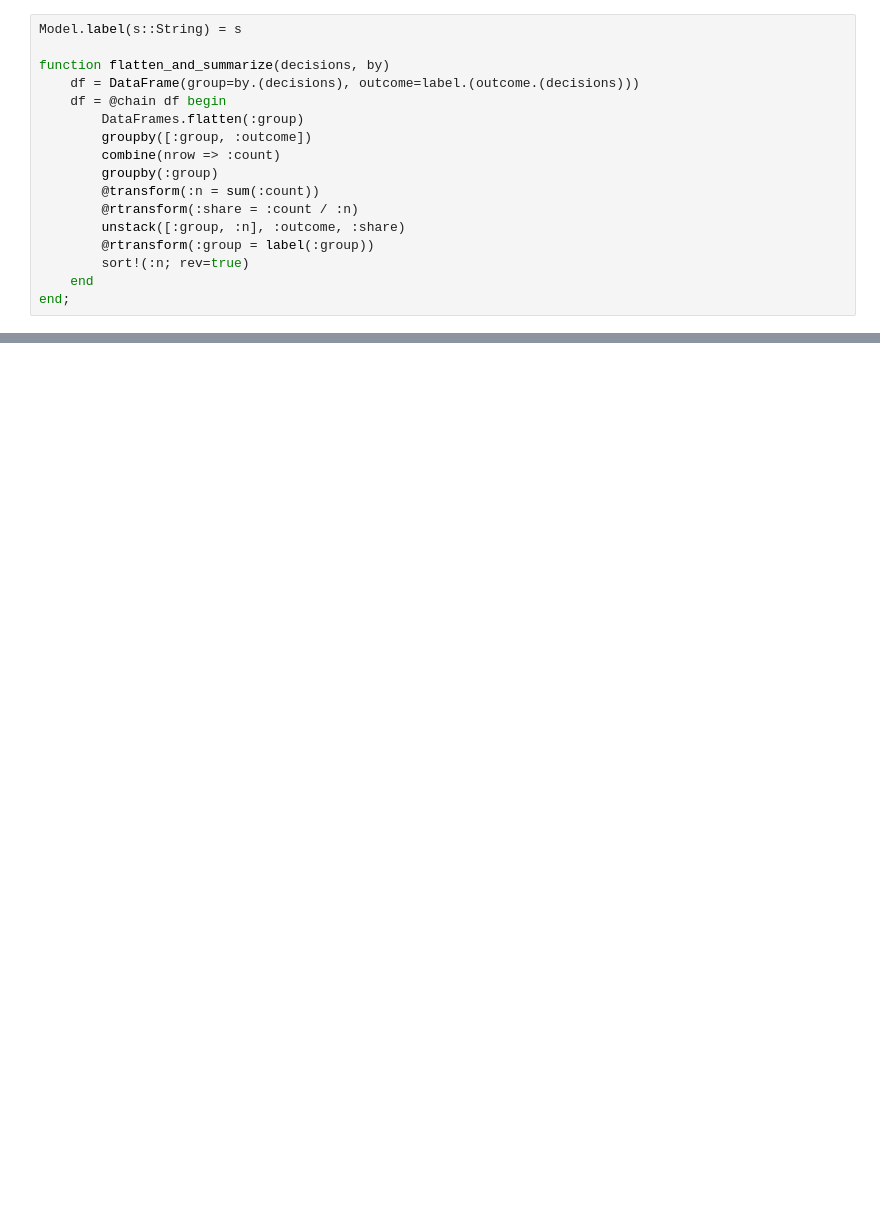
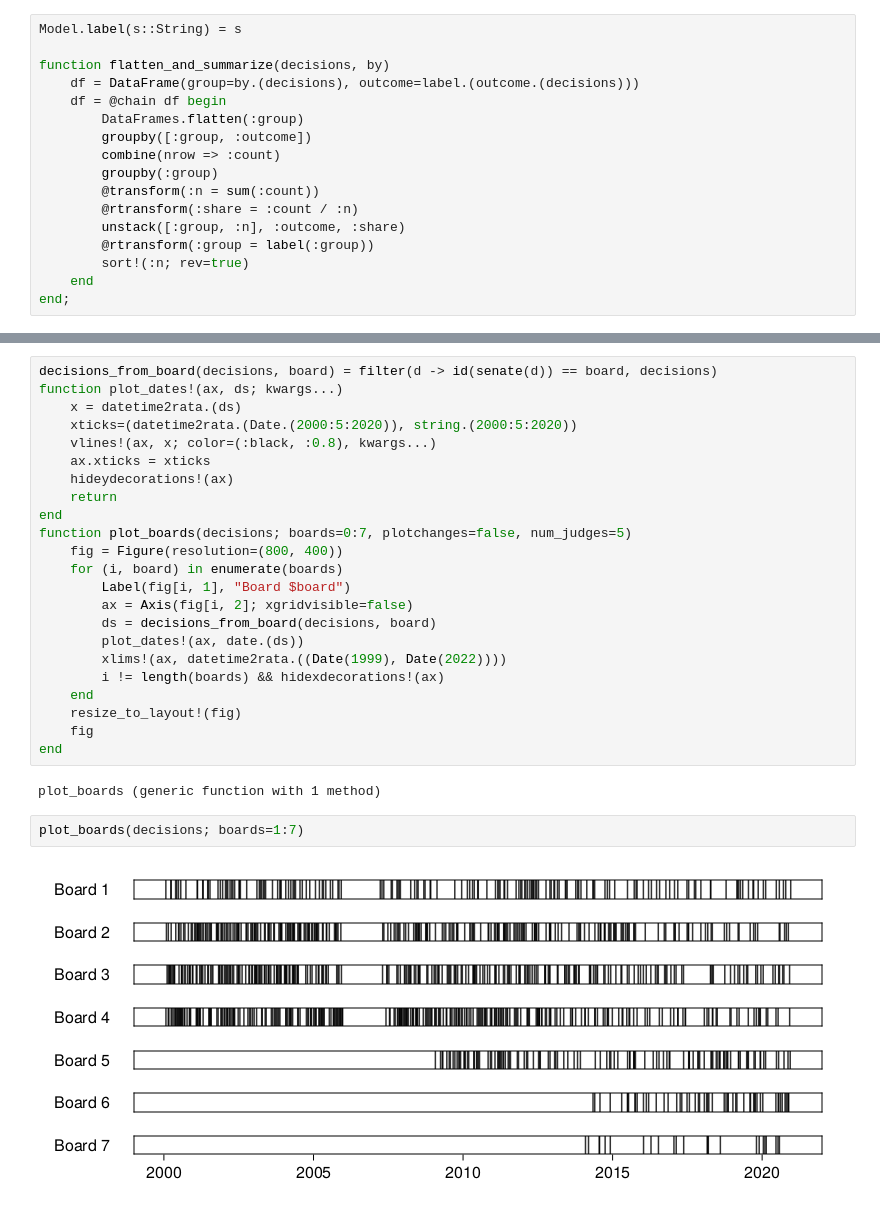
Before and after one commit to jfb-h/unified-judicial-decisions-analysis, a Jupyter notebook: scripts/final-results/descriptive-results.ipynb, the cells around one changed output, grey strips where cells are left out. Cells and saved outputs as stored; diff of their text form; blank space fills up the shorter version.

```diff
--- a/scripts/final-results/descriptive-results.ipynb
+++ b/scripts/final-results/descriptive-results.ipynb
@@ -25,0 +133,29 @@ end;
+# %%
+decisions_from_board(decisions, board) = filter(d -> id(senate(d)) == board, decisions)
+function plot_dates!(ax, ds; kwargs...)
+    x = datetime2rata.(ds)
+    xticks=(datetime2rata.(Date.(2000:5:2020)), string.(2000:5:2020))
+    vlines!(ax, x; color=(:black, :0.8), kwargs...)
+    ax.xticks = xticks
+    hideydecorations!(ax)
+    return
+end
+function plot_boards(decisions; boards=0:7, plotchanges=false, num_judges=5)
+    fig = Figure(resolution=(800, 400))
+    for (i, board) in enumerate(boards)
+        Label(fig[i, 1], "Board $board")
+        ax = Axis(fig[i, 2]; xgridvisible=false)
+        ds = decisions_from_board(decisions, board)
+        plot_dates!(ax, date.(ds))
+        xlims!(ax, datetime2rata.((Date(1999), Date(2022))))
+        i != length(boards) && hidexdecorations!(ax)
+    end
+    resize_to_layout!(fig)
+    fig
+end
+# %% [output]
+plot_boards (generic function with 1 method)
+# %%
+plot_boards(decisions; boards=1:7)
+# %% [output]
+[figure, added]
```
Also changed, not shown: parts of 15 cells of this notebook, 14 other files.
